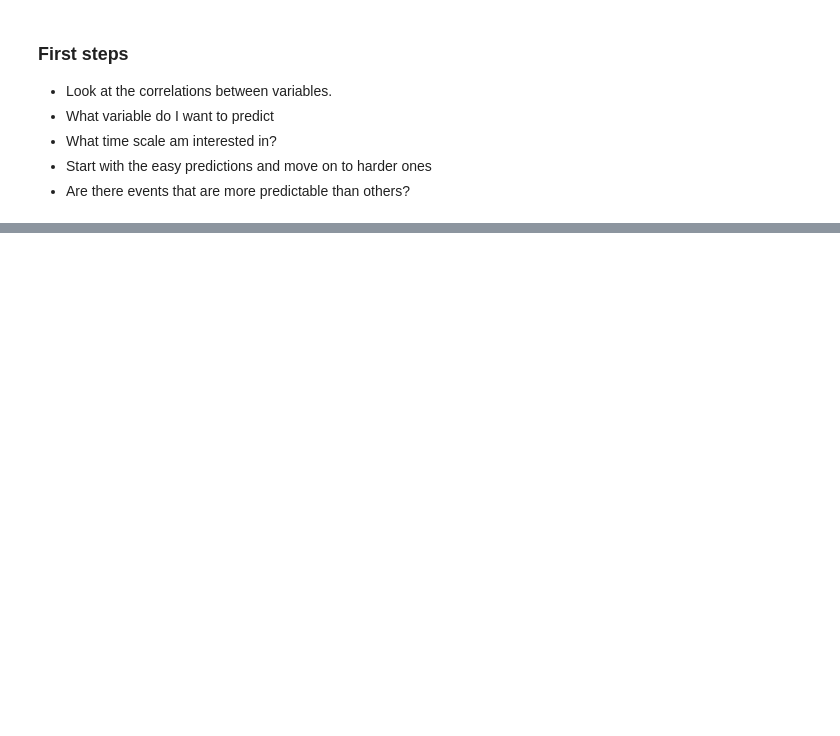
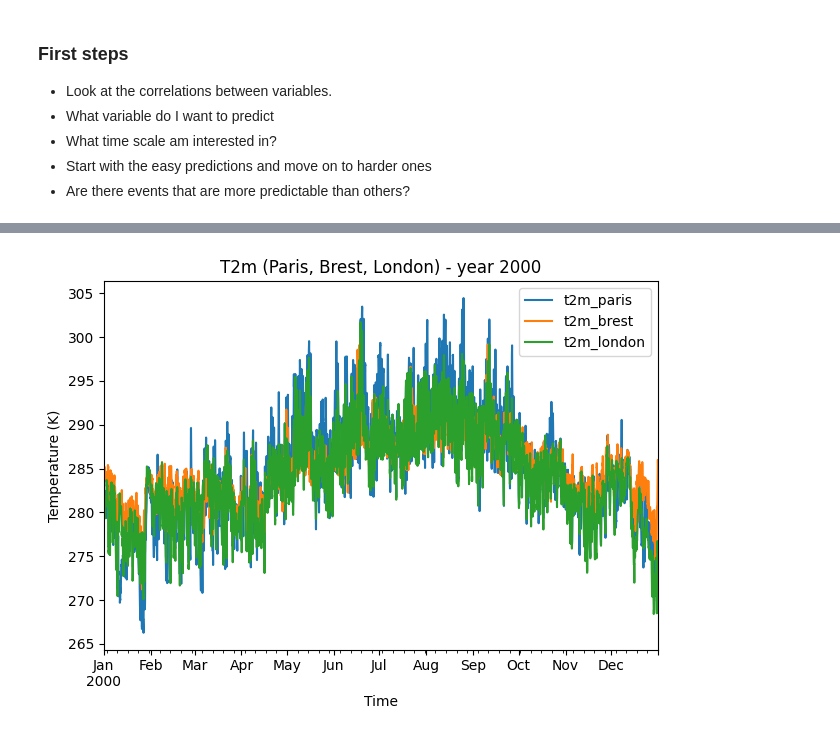
Before and after one commit to louislairy/ML4C-Project-Bracco-Lairy, a Jupyter notebook: project_weather.ipynb, the cells around one changed output, grey strips where cells are left out. Cells and saved outputs as stored; diff of their text form; code cells hidden in the pictures; blank space fills up the shorter version.

```diff
--- a/project_weather.ipynb
+++ b/project_weather.ipynb
@@ -67,0 +155,12 @@ df.loc['2000'].plot()
+# %%
+# On prend par exemple l'année 2000 pour ne pas avoir un plot énorme
+df_2000 = df_t2m["2000-01-01":"2000-12-31"]
+
+ax = df_2000[["t2m_paris", "t2m_brest", "t2m_london"]].plot()
+ax.set_title("T2m (Paris, Brest, London) - year 2000")
+ax.set_xlabel("Time")
+ax.set_ylabel("Temperature (K)")
+plt.tight_layout()
+plt.show()
+# %% [output]
+[figure, added]
```
Also changed, not shown: parts of 10 cells of this notebook.
